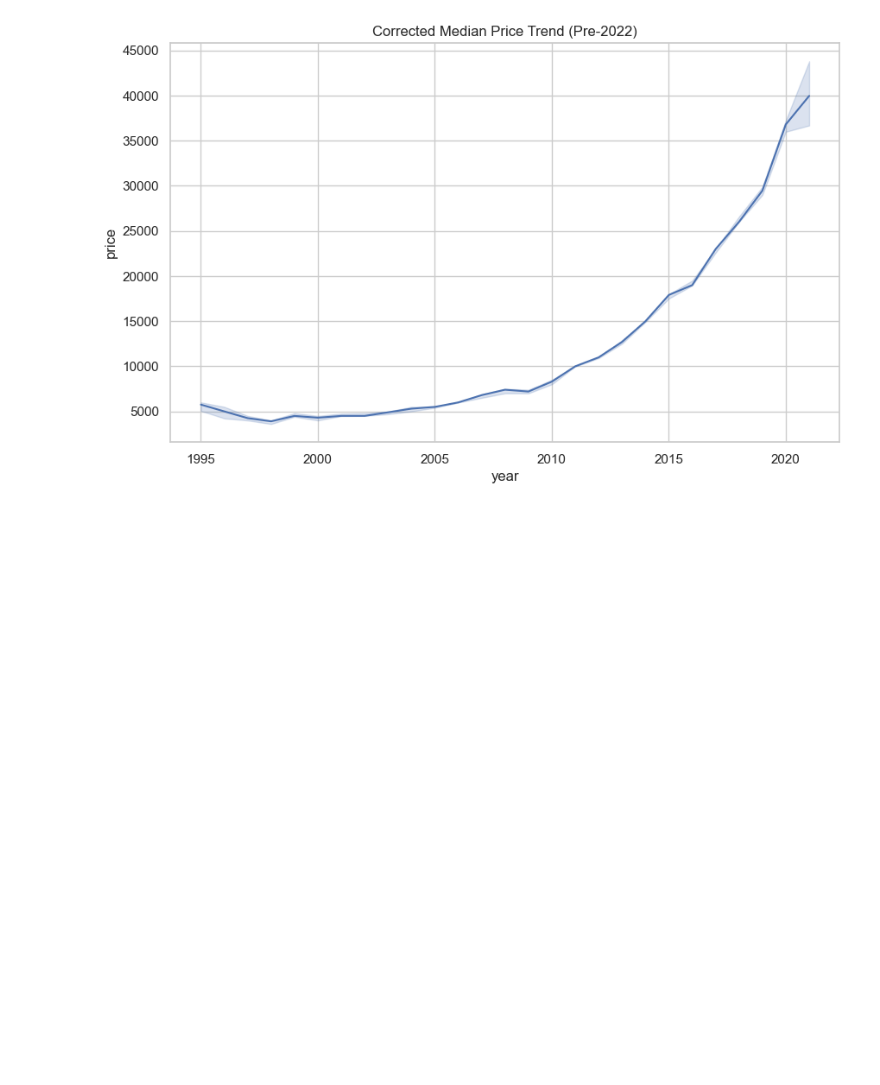
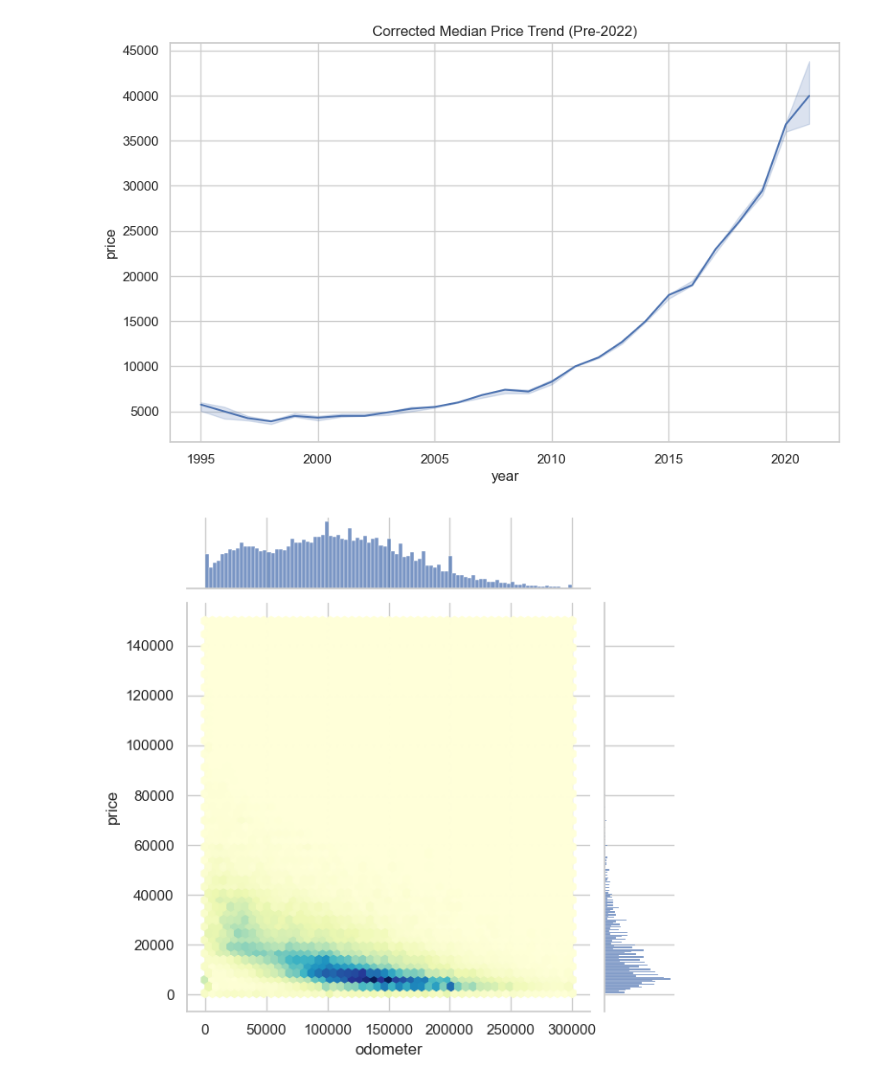
Before and after one commit to jayc888/Proyecto_nuevo_2026, a Jupyter notebook: src/explore.ipynb, the cells around one changed output. Saved outputs shown, nothing was run; the diff lists cells and outputs as text; code cells hidden in the pictures; blank space fills up the shorter version.

```diff
--- a/src/explore.ipynb
+++ b/src/explore.ipynb
@@ -1146,3 +1146,9 @@ plt.title('Corrected Median Price Trend (Pre-2022)')
 plt.show()
 # %% [output]
 [figure]
+# %%
+# Hexbin plot is better for large datasets to avoid 'overplotting'
+sns.jointplot(data=df2, x='odometer', y='price', kind='hex', cmap='YlGnBu')
+plt.show()
+# %% [output]
+[figure, added]
```
Also changed, not shown: parts of 34 cells of this notebook.
